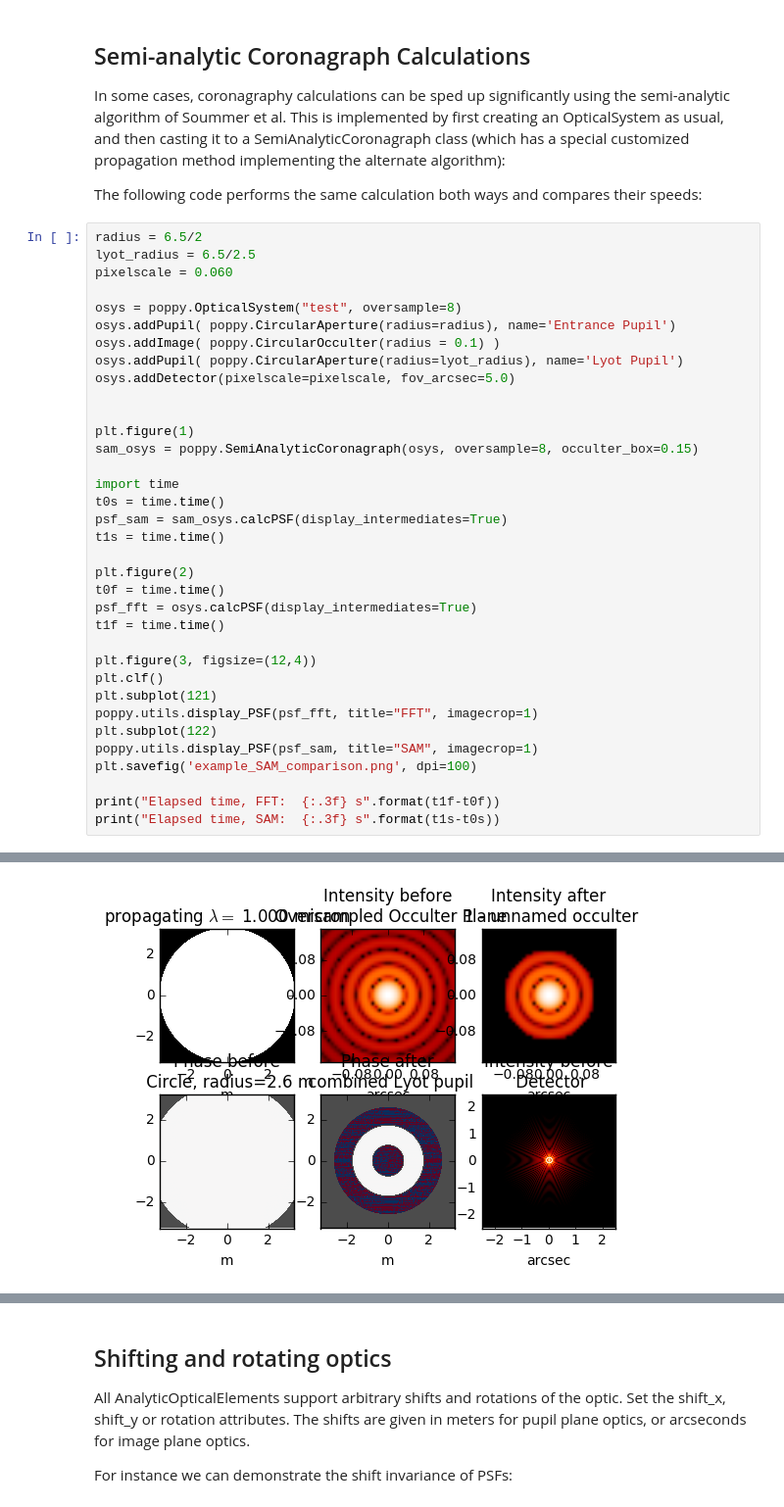
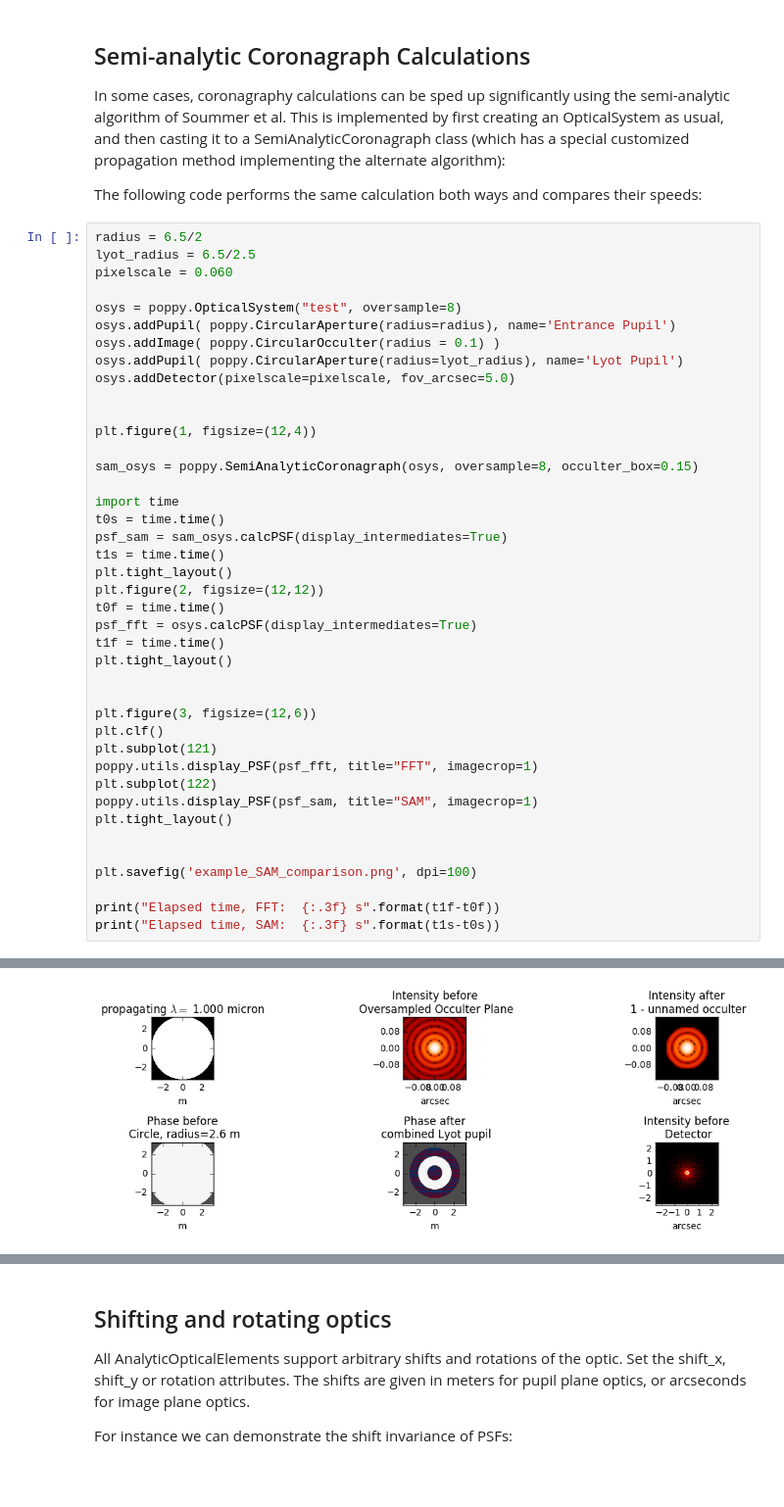
Before and after one commit to spacetelescope/poppy, a Jupyter notebook: notebooks/POPPY Examples.ipynb, the cells around one changed output, grey strips where cells are left out. Shown at 98% size. Cells and saved outputs as stored; diff of their text form; blank space fills up the shorter version.

```diff
--- a/notebooks/POPPY Examples.ipynb
+++ b/notebooks/POPPY Examples.ipynb
@@ -292,25 +292,31 @@ osys.addPupil( poppy.CircularAperture(radius=lyot_radius), name='Lyot Pupil')
 osys.addDetector(pixelscale=pixelscale, fov_arcsec=5.0)
 
 
-plt.figure(1)
+plt.figure(1, figsize=(12,4))
+
 sam_osys = poppy.SemiAnalyticCoronagraph(osys, oversample=8, occulter_box=0.15)
 
 import time
 t0s = time.time()
 psf_sam = sam_osys.calcPSF(display_intermediates=True)
 t1s = time.time()
-
-plt.figure(2)
+plt.tight_layout()
+plt.figure(2, figsize=(12,12))
 t0f = time.time()
 psf_fft = osys.calcPSF(display_intermediates=True)
 t1f = time.time()
+plt.tight_layout()
 
-plt.figure(3, figsize=(12,4))
+
+plt.figure(3, figsize=(12,6))
 plt.clf()
 plt.subplot(121)
 poppy.utils.display_PSF(psf_fft, title="FFT", imagecrop=1)
 plt.subplot(122)
 poppy.utils.display_PSF(psf_sam, title="SAM", imagecrop=1)
+plt.tight_layout()
+
+
 plt.savefig('example_SAM_comparison.png', dpi=100)
 
 print("Elapsed time, FFT:  {:.3f} s".format(t1f-t0f))
@@ -338 +344 @@ Elapsed time, SAM:  2.146 s
-[figure, old version]
+[figure, new version]
```
Also changed, not shown: parts of 8 cells of this notebook.
